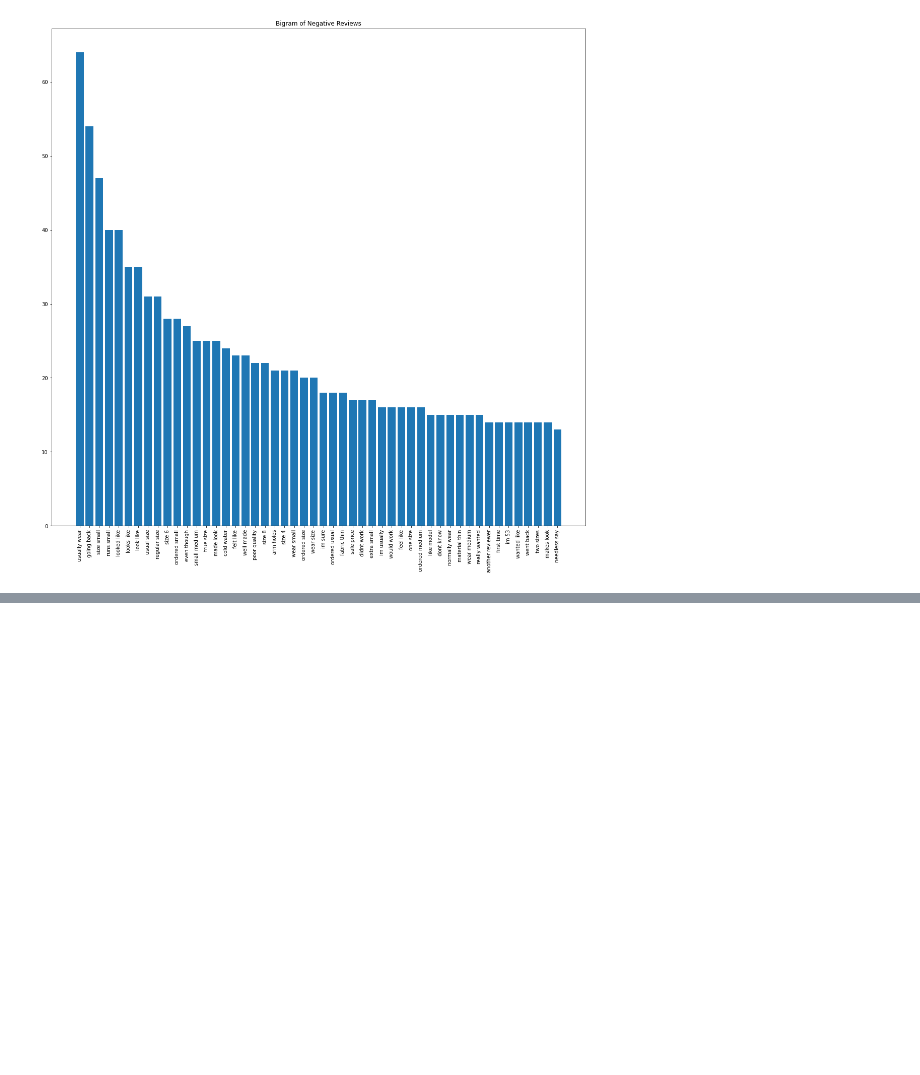
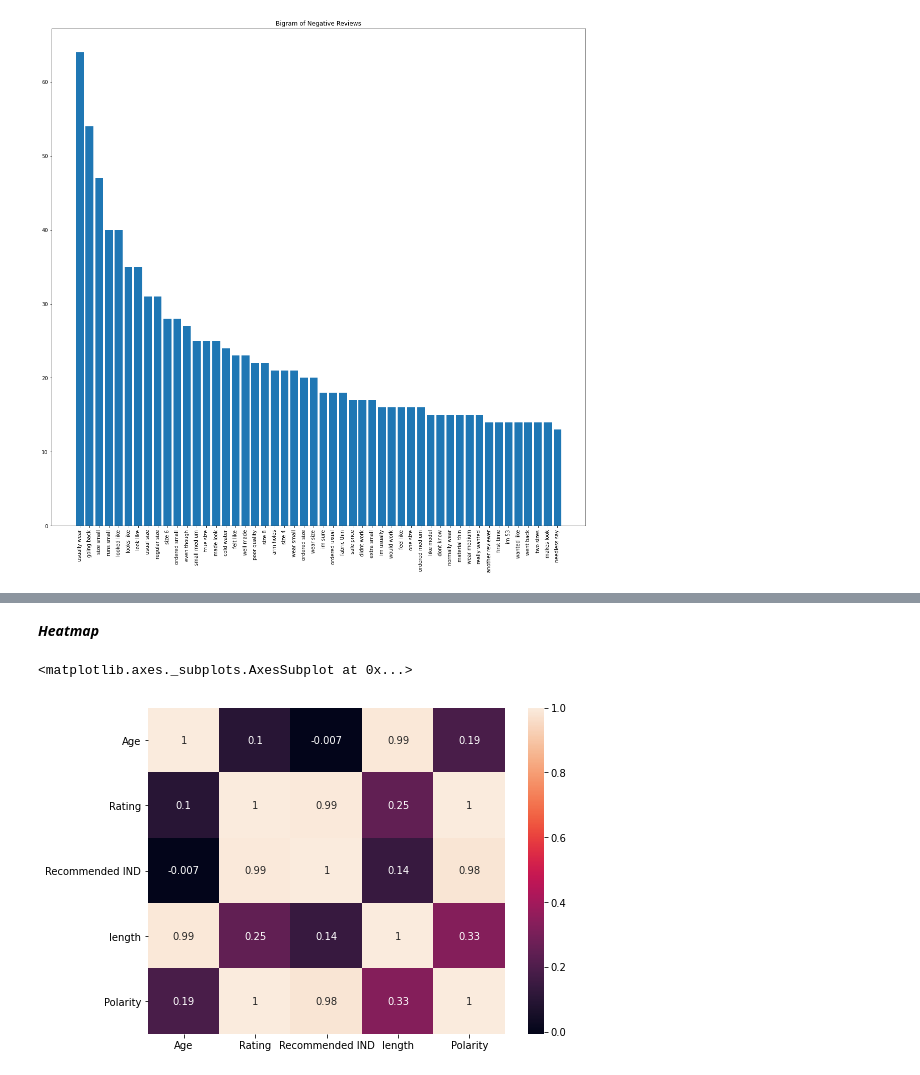
Before and after one commit to meena-shankar/E-commerce-Review-Sentiment-Analysis, a Jupyter notebook: Text_Mining.ipynb, the cells around one changed output, grey strips where cells are left out. Cells and saved outputs as stored; diff of their text form; code cells hidden in the pictures; blank space fills up the shorter version.

```diff
--- a/Text_Mining.ipynb
+++ b/Text_Mining.ipynb
@@ -689,0 +661,2 @@ Ngram(df_negative["Review_text_cleaned"],2,title="Bigram of Negative Reviews")
+# %%
+df=df.drop(['Unnamed: 0','Positive Feedback Count'], axis=1)
@@ -689,0 +688,8 @@ Ngram(df_negative["Review_text_cleaned"],2,title="Bigram of Negative Reviews")
+# %% [markdown]
+***Heatmap***
+# %%
+plt.figure(figsize=(8,6))
+sns.heatmap(df.groupby('Encoded_value').mean().corr(), annot=True)
+# %% [output]
+<matplotlib.axes._subplots.AxesSubplot at 0x...>
+[figure, added]
```
Also changed, not shown: parts of 17 cells of this notebook.
